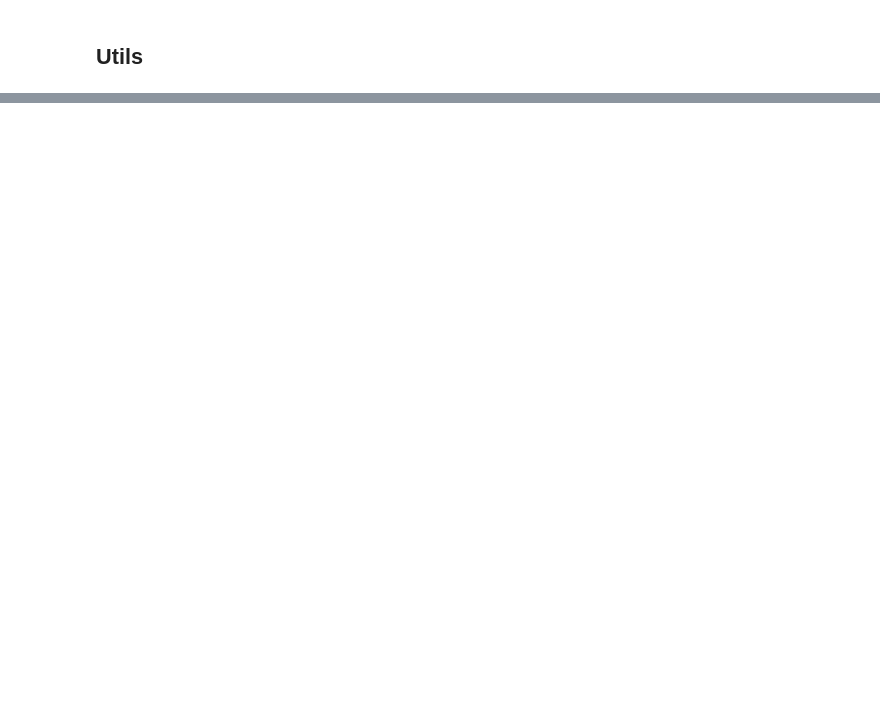
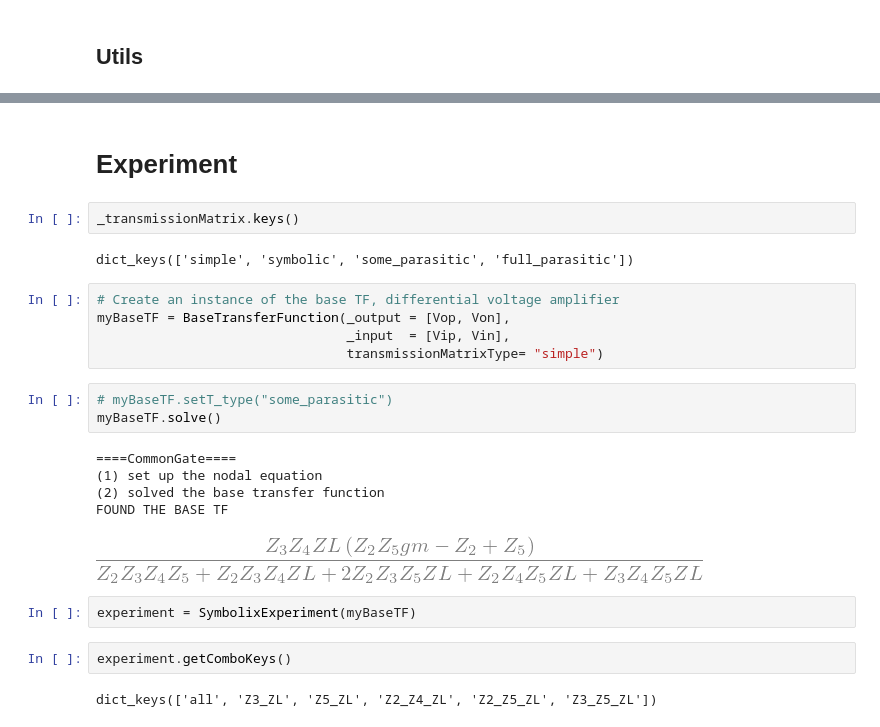
Before and after one commit to NooriDan/SymXplorer, a Jupyter notebook: Notebooks/MacAnalog-Symbolix-ClassImplementation.ipynb, the cells around one changed output, grey strips where cells are left out. Saved outputs shown, nothing was run; the diff lists cells and outputs as text; blank space fills up the shorter version.

```diff
--- a/Notebooks/MacAnalog-Symbolix-ClassImplementation.ipynb
+++ b/Notebooks/MacAnalog-Symbolix-ClassImplementation.ipynb
@@ -223,0 +619,26 @@ class ReportGenerator:
+# %% [markdown]
+# Experiment
+# %%
+_transmissionMatrix.keys()
+# %% [output]
+dict_keys(['simple', 'symbolic', 'some_parasitic', 'full_parasitic'])
+# %%
+# Create an instance of the base TF, differential voltage amplifier
+myBaseTF = BaseTransferFunction(_output = [Vop, Von],
+                                _input  = [Vip, Vin],
+                                transmissionMatrixType= "simple")
+# %%
+# myBaseTF.setT_type("some_parasitic")
+myBaseTF.solve()
+# %% [output]
+====CommonGate====
+(1) set up the nodal equation
+(2) solved the base transfer function
+FOUND THE BASE TF
+[figure, added]
+# %%
+experiment = SymbolixExperiment(myBaseTF)
+# %%
+experiment.getComboKeys()
+# %% [output]
+dict_keys(['all', 'Z3_ZL', 'Z5_ZL', 'Z2_Z4_ZL', 'Z2_Z5_ZL', 'Z3_Z5_ZL'])
```
Also changed, not shown: parts of 26 cells of this notebook, 4 other files.
